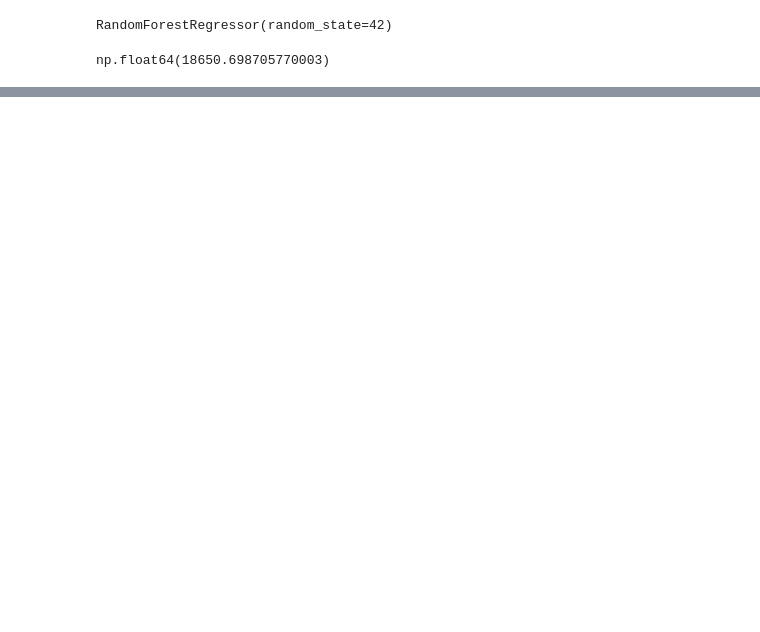
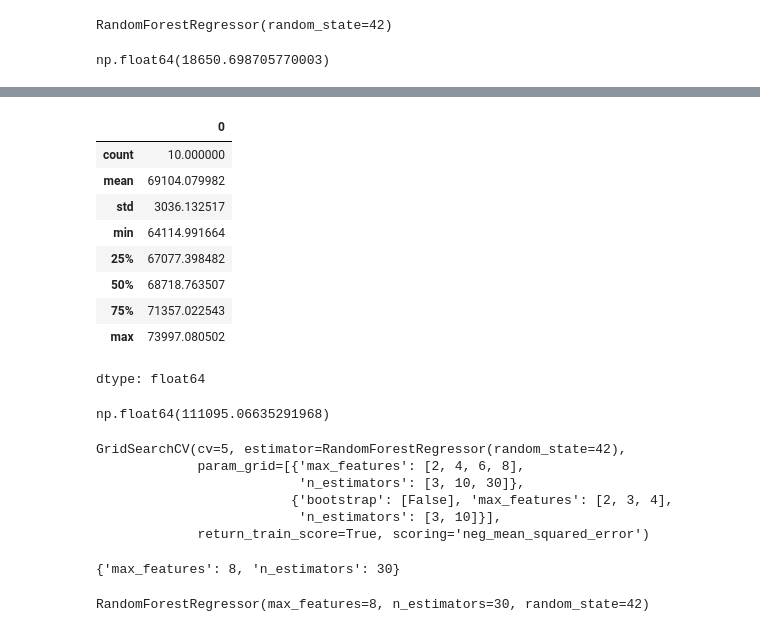
Before and after one commit to Racoon-thespy/Hands---ON-ML-scikit-and-Pytorch-, a Jupyter notebook: California_housing.ipynb, the cells around one changed output, grey strips where cells are left out. Drawn from its saved outputs; the diff is of its cells as text; code cells hidden in the pictures; blank space fills up the shorter version.

```diff
--- a/California_housing.ipynb
+++ b/California_housing.ipynb
@@ -788,0 +796,56 @@ KeyboardInterrupt:
+# %%
+scores = cross_val_score(lin_reg, housing_prepared, housing_labels, scoring="neg_mean_squared_error", cv=10)
+pd.Series(np.sqrt(-scores)).describe()
+# %% [output]
+|  | 0 |
+| count | 10.000000 |
+| mean | 69104.079982 |
+| std | 3036.132517 |
+| min | 64114.991664 |
+| 25% | 67077.398482 |
+| 50% | 68718.763507 |
+| 75% | 71357.022543 |
+| max | 73997.080502 |
+dtype: float64
+# %%
+from sklearn.svm import SVR
+
+svm_reg = SVR(kernel="linear")
+svm_reg.fit(housing_prepared, housing_labels)
+housing_predictions = svm_reg.predict(housing_prepared)
+svm_mse = mean_squared_error(housing_labels, housing_predictions)
+svm_rmse = np.sqrt(svm_mse)
+svm_rmse
+# %% [output]
+np.float64(111095.06635291968)
+# %%
+from sklearn.model_selection import GridSearchCV
+
+param_grid = [
+    # try 12 (3×4) combinations of hyperparameters
+    {'n_estimators': [3, 10, 30], 'max_features': [2, 4, 6, 8]},
+    # then try 6 (2×3) combinations with bootstrap set as False
+    {'bootstrap': [False], 'n_estimators': [3, 10], 'max_features': [2, 3, 4]},
+  ]
+
+forest_reg = RandomForestRegressor(random_state=42)
+# train across 5 folds, that's a total of (12+6)*5=90 rounds of training
+grid_search = GridSearchCV(forest_reg, param_grid, cv=5,
+                           scoring='neg_mean_squared_error',
+                           return_train_score=True)
+grid_search.fit(housing_prepared, housing_labels)
+# %% [output]
+GridSearchCV(cv=5, estimator=RandomForestRegressor(random_state=42),
+             param_grid=[{'max_features': [2, 4, 6, 8],
+                          'n_estimators': [3, 10, 30]},
+                         {'bootstrap': [False], 'max_features': [2, 3, 4],
+                          'n_estimators': [3, 10]}],
+             return_train_score=True, scoring='neg_mean_squared_error')
+# %%
+grid_search.best_params_
+# %% [output]
+{'max_features': 8, 'n_estimators': 30}
+# %%
+grid_search.best_estimator_
+# %% [output]
+RandomForestRegressor(max_features=8, n_estimators=30, random_state=42)
```
Also changed, not shown: parts of 14 cells of this notebook.
